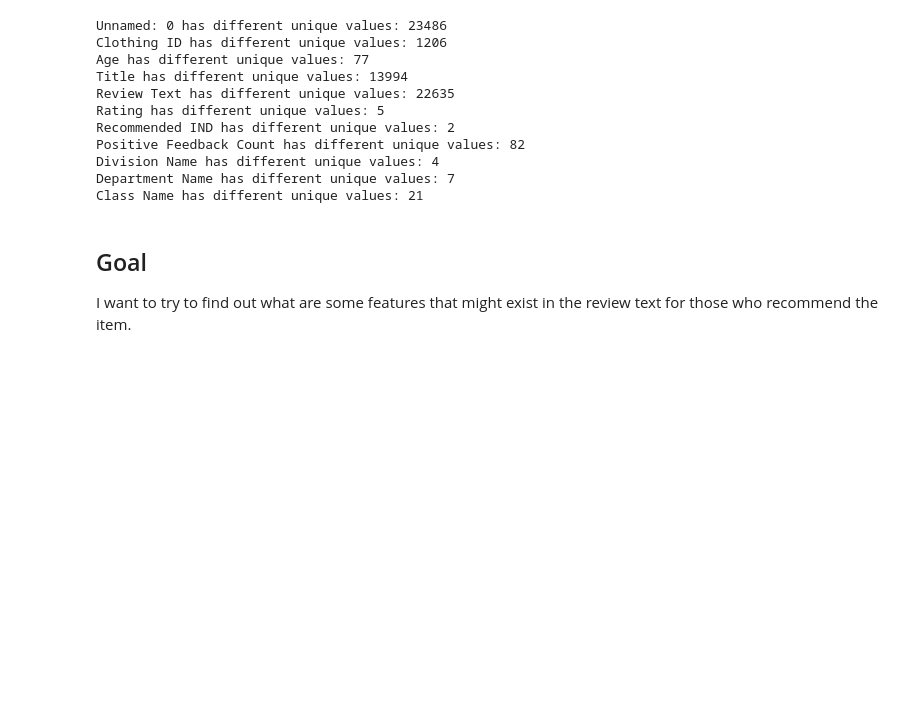
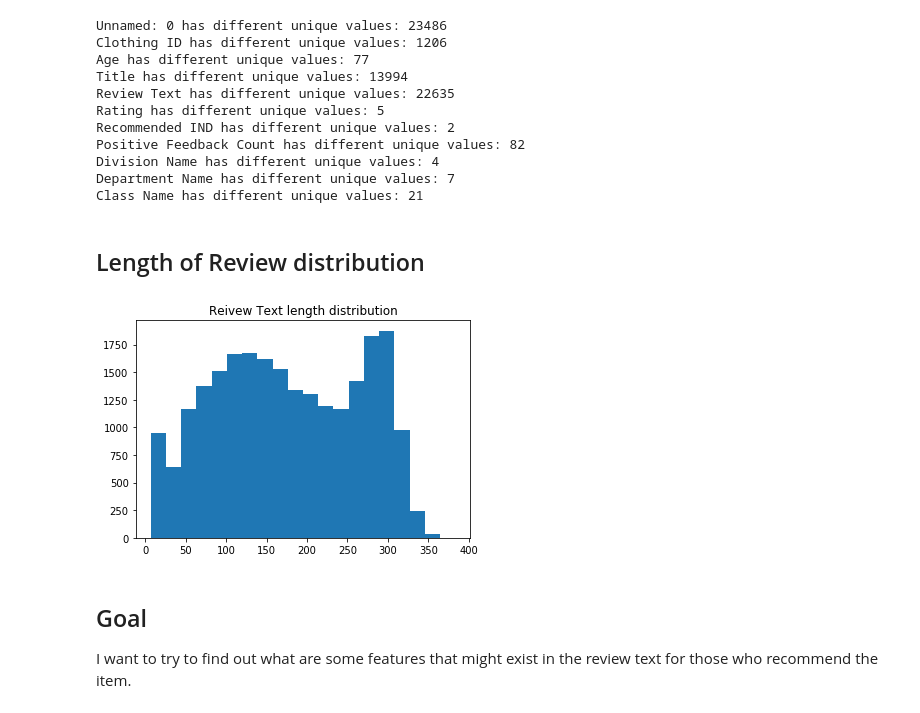
Before and after one commit to lewiechiu/DataScience, a Jupyter notebook: Women's e-commerce.ipynb, the cells around one changed output. Drawn from its saved outputs; the diff is of its cells as text; code cells hidden in the pictures; blank space fills up the shorter version.

```diff
--- a/Women's e-commerce.ipynb
+++ b/Women's e-commerce.ipynb
@@ -155,6 +155,18 @@ Positive Feedback Count has different unique values: 82
 Division Name has different unique values: 4
 Department Name has different unique values: 7
 Class Name has different unique values: 21
+# %% [markdown]
+## Length of Review distribution
+# %%
+length_review = df["Review Text"]
+length = []
+for i in length_review:
+    length.append(len(i))
+plt.hist(length,bins= 20)
+plt.title("Reivew Text length distribution")
+plt.show()
+# %% [output]
+[figure, added]
 # %% [markdown]
 ## Goal
 I want to try to find out what are some features that might exist in the review text for those who recommend the item.
```
Also changed, not shown: parts of 5 cells of this notebook.
